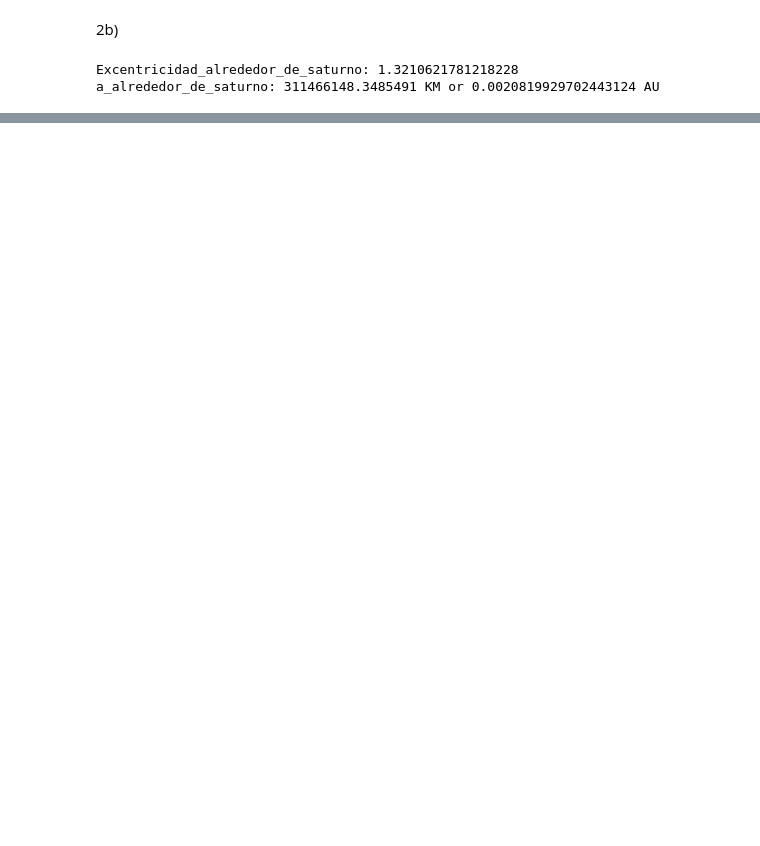
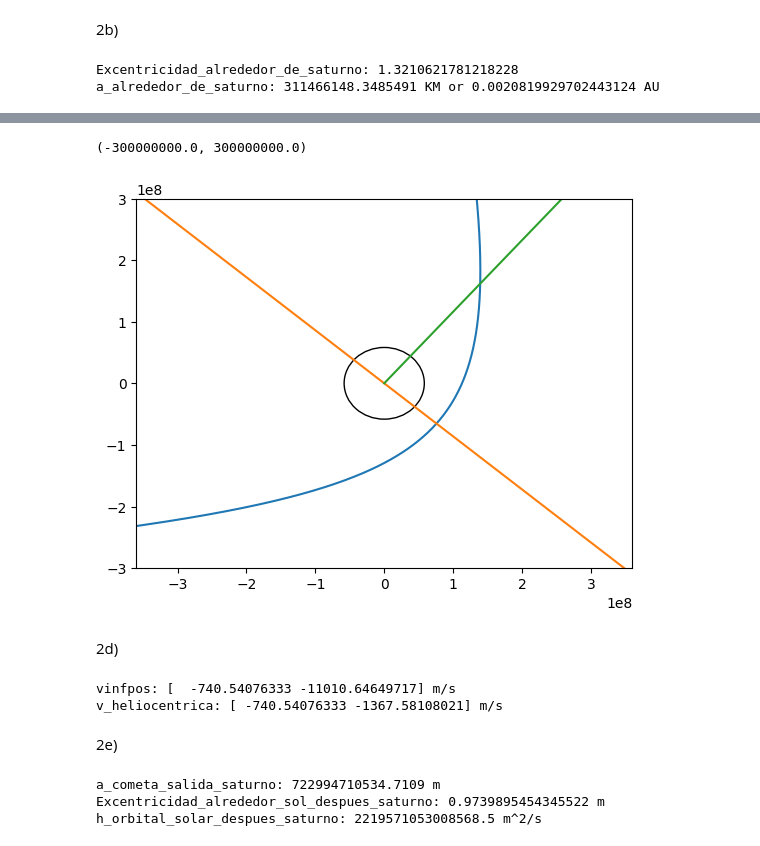
Before and after one commit to Newtoniano20/MecanicaOrbital, a Jupyter notebook: main.ipynb, the cells around one changed output, grey strips where cells are left out. Drawn from its saved outputs; the diff is of its cells as text; code cells hidden in the pictures; blank space fills up the shorter version.

```diff
--- a/main.ipynb
+++ b/main.ipynb
@@ -75,0 +95,6 @@ a_alrededor_de_saturno: 311466148.3485491 KM or 0.0020819929702443124 AU
+# %%
+x = r*np.cos(theta)
+y = r*np.sin(theta)
+xy = np.array([x, y])
+matrix = np.array([[np.cos(ANGULO_DE_GIRO), -np.sin(ANGULO_DE_GIRO)], [np.sin(ANGULO_DE_GIRO), np.cos(ANGULO_DE_GIRO)]])
+hipergir = np.matmul(matrix, xy)
@@ -75,0 +105,46 @@ a_alrededor_de_saturno: 311466148.3485491 KM or 0.0020819929702443124 AU
+# %%
+linea_orbital_saturno = lambda x: (-1/(np.arctan(np.deg2rad(anomalia_verdadera_en_saturno))))*x
+linea_heliocentrica_saturno = lambda x: (np.arctan(np.deg2rad(anomalia_verdadera_en_saturno)))*x
+x_points = np.arange(-2E15, 2E15, 0.01*2E15)
+# %%
+fig, ax = plt.subplots()
+ax.plot(hipergir[0], hipergir[1])
+Drawing_uncolored_circle = plt.Circle( xy=(0.0, 0.0), radius=RADIO_SATURNO, fill = False )
+ax.plot(x_points, linea_orbital_saturno(x_points))
+ax.plot(np.arange(0, 2E15, 0.01*2E15), linea_heliocentrica_saturno(np.arange(0, 2E15, 0.01*2E15)))
+ax.add_artist( Drawing_uncolored_circle )
+plt.xlim(-3.6E8, 3.6E8)
+plt.ylim(-3E8, 3E8)
+# %% [output]
+(-300000000.0, 300000000.0)
+[figure, added]
+# %% [markdown]
+2d)
+# %%
+ANGULO_DE_GIRO = 2*np.arcsin(1/Excentricidad_alrededor_de_saturno)
+Matriz_de_giro = np.array([[np.cos(ANGULO_DE_GIRO), -np.sin(ANGULO_DE_GIRO)], [np.sin(ANGULO_DE_GIRO), np.cos(ANGULO_DE_GIRO)]])
+vinfneg = np.array([v_sat_SOI_r, v_sat_SOI_o])
+vinfpos = np.matmul(Matriz_de_giro, vinfneg)
+print(f"vinfpos: {vinfpos} m/s")
+
+v_heliocentrica = vinfpos + np.array([0, VELOCIDAD_ORBITAL_SATURNO])
+print(f"v_heliocentrica: {v_heliocentrica} m/s")
+# %% [output]
+vinfpos: [  -740.54076333 -11010.64649717] m/s
+v_heliocentrica: [ -740.54076333 -1367.58108021] m/s
+# %% [markdown]
+2e)
+# %%
+V_H = np.sqrt(v_heliocentrica[0]**2 + v_heliocentrica[1]**2)
+a_cometa_salida_saturno = ((2/RADIO_ORBITAL_SATURNO) - ( V_H**2 / U_SOL))**(-1)
+print(f"a_cometa_salida_saturno: {a_cometa_salida_saturno} m")
+
+Excentricidad_alrededor_sol_despues_saturno = RADIO_ORBITAL_SATURNO/a_cometa_salida_saturno - 1
+print(f"Excentricidad_alrededor_sol_despues_saturno: {Excentricidad_alrededor_sol_despues_saturno} m")
+
+h_orbital_solar_despues_saturno = RADIO_ORBITAL_SATURNO*V_H
+print(f"h_orbital_solar_despues_saturno: {h_orbital_solar_despues_saturno} m^2/s")
+# %% [output]
+a_cometa_salida_saturno: 722994710534.7109 m
+Excentricidad_alrededor_sol_despues_saturno: 0.9739895454345522 m
+h_orbital_solar_despues_saturno: 2219571053008568.5 m^2/s
```
Also changed, not shown: parts of 15 cells of this notebook, 1 other file.
